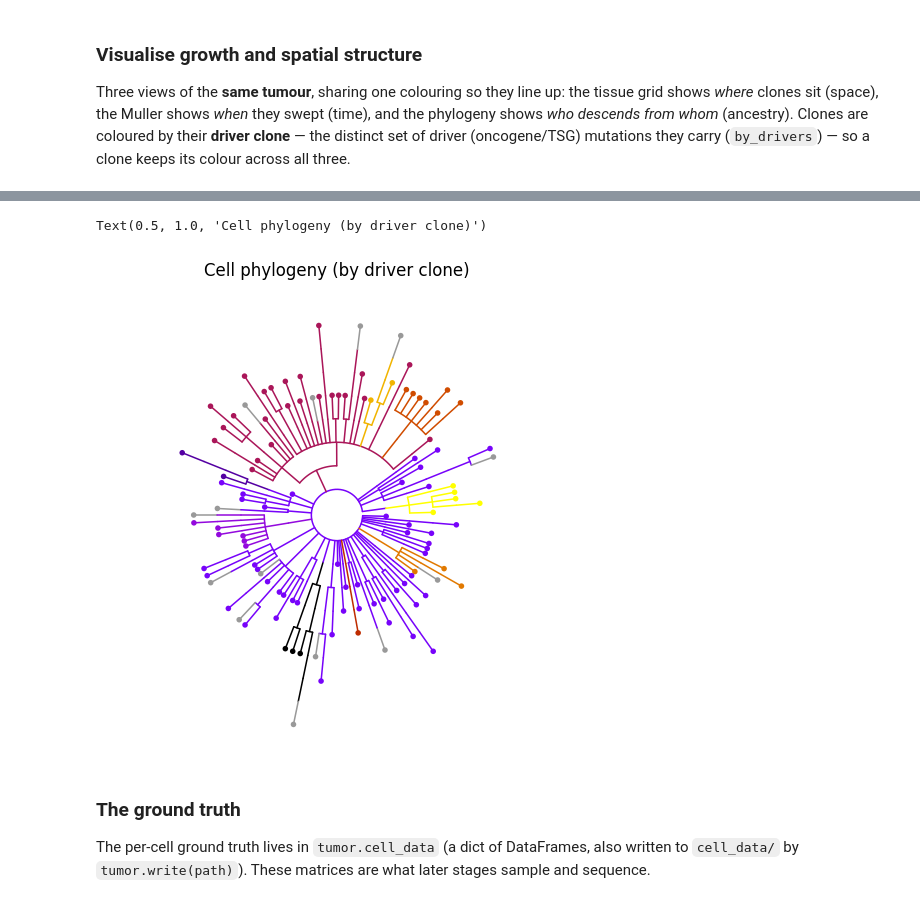
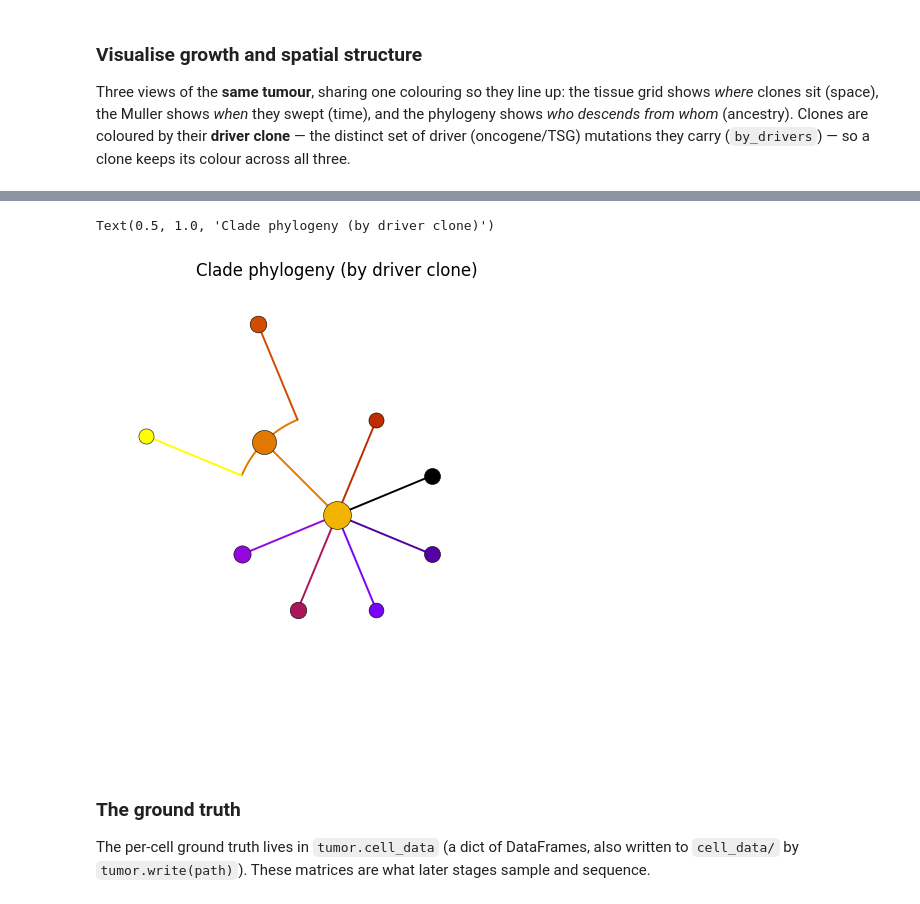
Before and after one commit to pedrofale/iscc, a Jupyter notebook: notebooks/01_pipeline_walkthrough.ipynb, the cells around one changed output, grey strips where cells are left out. Drawn from its saved outputs; the diff is of its cells as text; code cells hidden in the pictures.

```diff
--- a/notebooks/01_pipeline_walkthrough.ipynb
+++ b/notebooks/01_pipeline_walkthrough.ipynb
@@ -91,13 +91,13 @@ Text(0.5, 1.0, 'Clonal dynamics (Muller, by driver clone) — a single founder +
 # %%
-# Radial cell phylogeny, drawn straight to the axes (no image file). Leaves are subsampled cancer
-# cells; branches and leaves take the SAME driver-clone colours as the Muller and the grid, so the
-# trunk is the founder and the coloured clades are its driver subclones.
+# Radial CLADE phylogeny, drawn straight to the axes (no image file). Rather than subsampling cells,
+# the population is collapsed to driver clones (the same collapse the Muller uses) — one node per clade,
+# sized by cell count, in the SAME driver-clone colours as the Muller and the grid.
 fig, ax = plt.subplots(figsize=(6, 6))
-tumor.plot_phylogeny(ax=ax, sample_size=150, seed=0)
-ax.set_title("Cell phylogeny (by driver clone)")
+tumor.plot_phylogeny(ax=ax)
+ax.set_title("Clade phylogeny (by driver clone)")
 # %% [output]
-Text(0.5, 1.0, 'Cell phylogeny (by driver clone)')
+Text(0.5, 1.0, 'Clade phylogeny (by driver clone)')
-[figure, old version]
+[figure, new version]
 # %% [markdown]
 ### The ground truth
 
```
Also changed, not shown: parts of 3 cells of this notebook, 3 other files.
